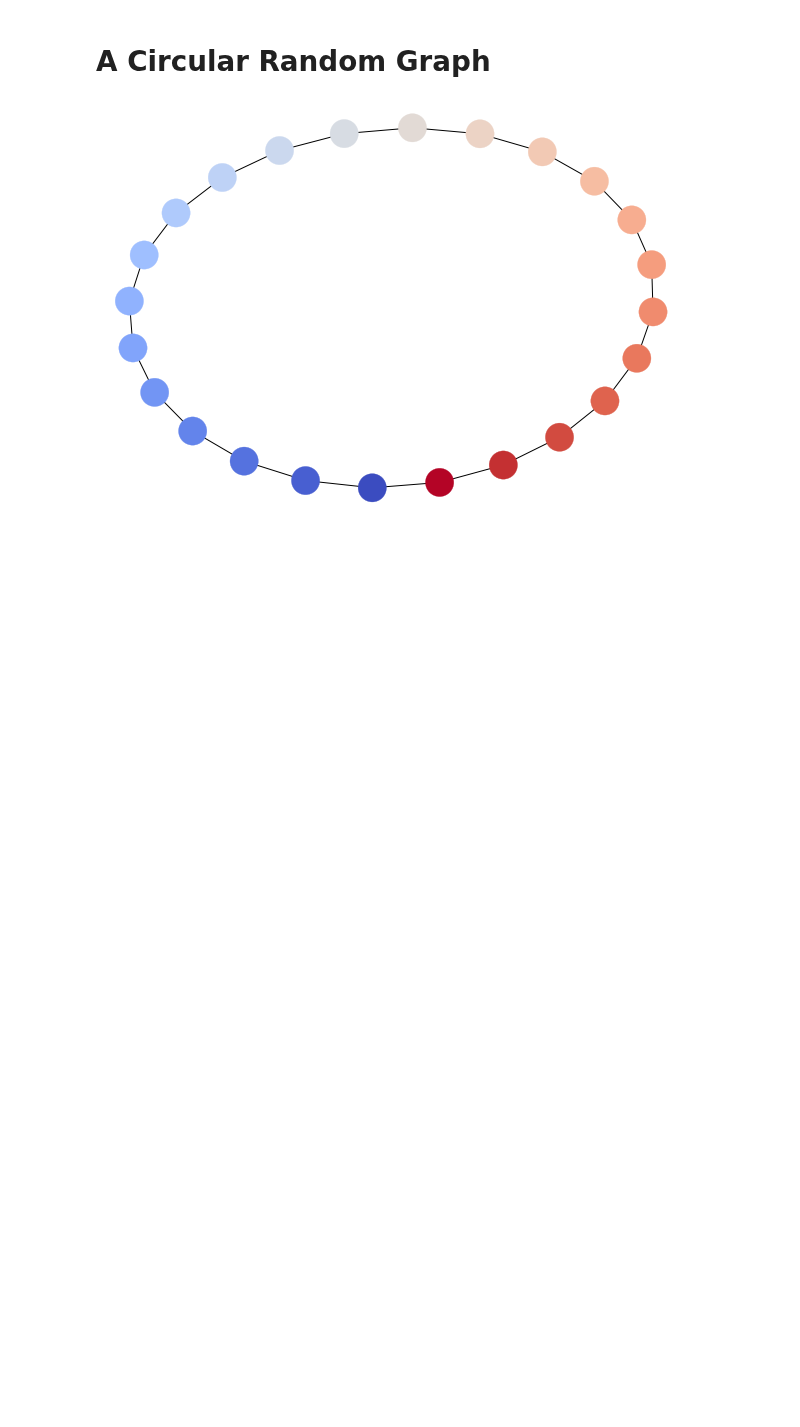
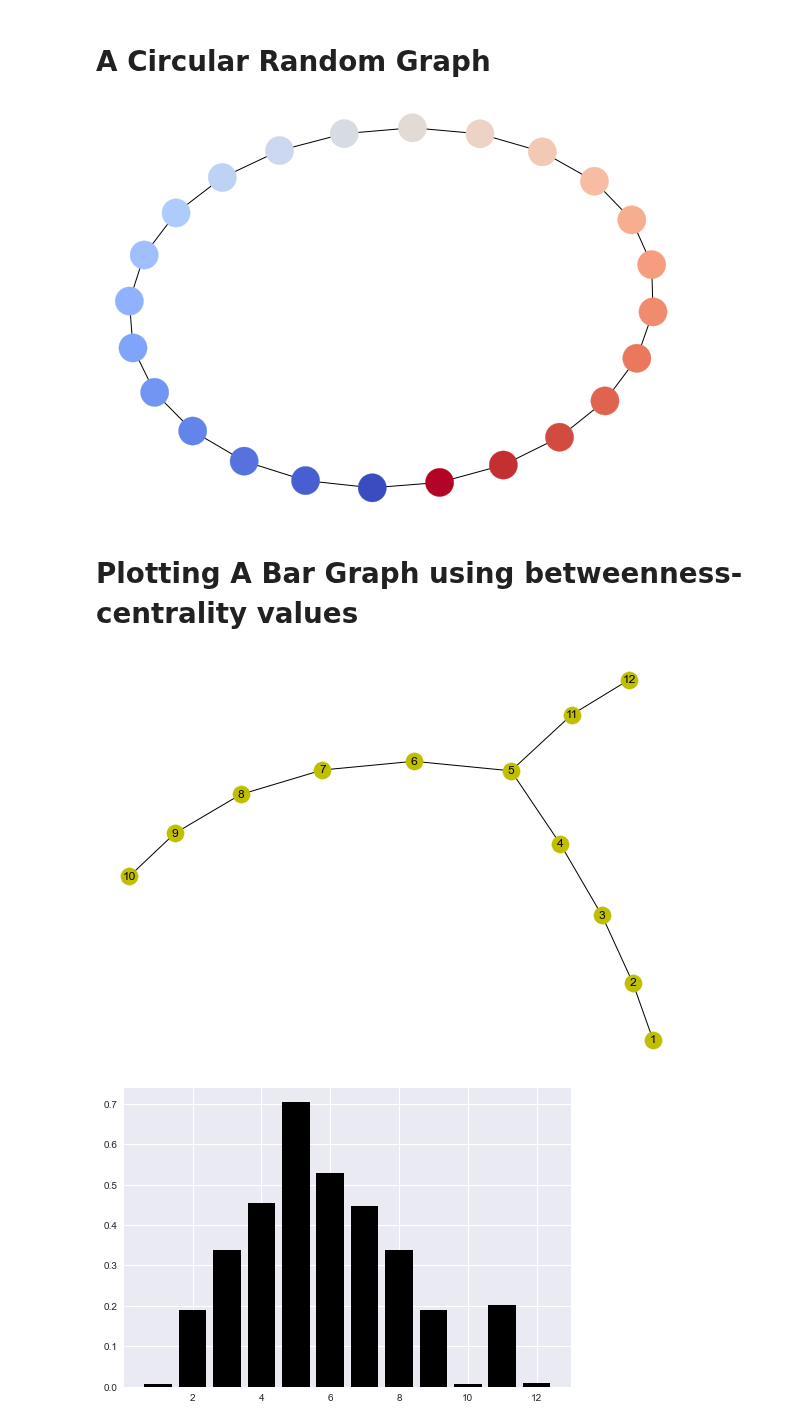
Before and after one commit to JayantGoel001/GraphsAndSocialNetworkAnalytics, a Jupyter notebook: Graph Visualization.ipynb, the cells around one changed output. Cells and saved outputs as stored; diff of their text form; code cells hidden in the pictures; blank space fills up the shorter version.

```diff
--- a/Graph Visualization.ipynb
+++ b/Graph Visualization.ipynb
@@ -30,3 +30,19 @@ plt.savefig('cr-graph.png')
 plt.show()
 # %% [output]
 [figure]
+# %% [markdown]
+# Plotting A Bar Graph using betweenness-centrality values
+# %%
+P = nx.Graph()
+# %%
+P.add_edges_from([(1,2),(2,3),(3,4),(4,5),(5,6),(6,7),(7,8),(8,9),(9,10),(5,11),(11,12)])
+nx.draw(P,with_labels=True,node_color='y')
+plt.show()
+
+bc = nx.communicability_betweenness_centrality(P)
+
+plt.bar(range(1,len(bc)+1),bc.values(),align='center',color='black')
+plt.show()
+# %% [output]
+[figure, added]
+[figure, added]
```
